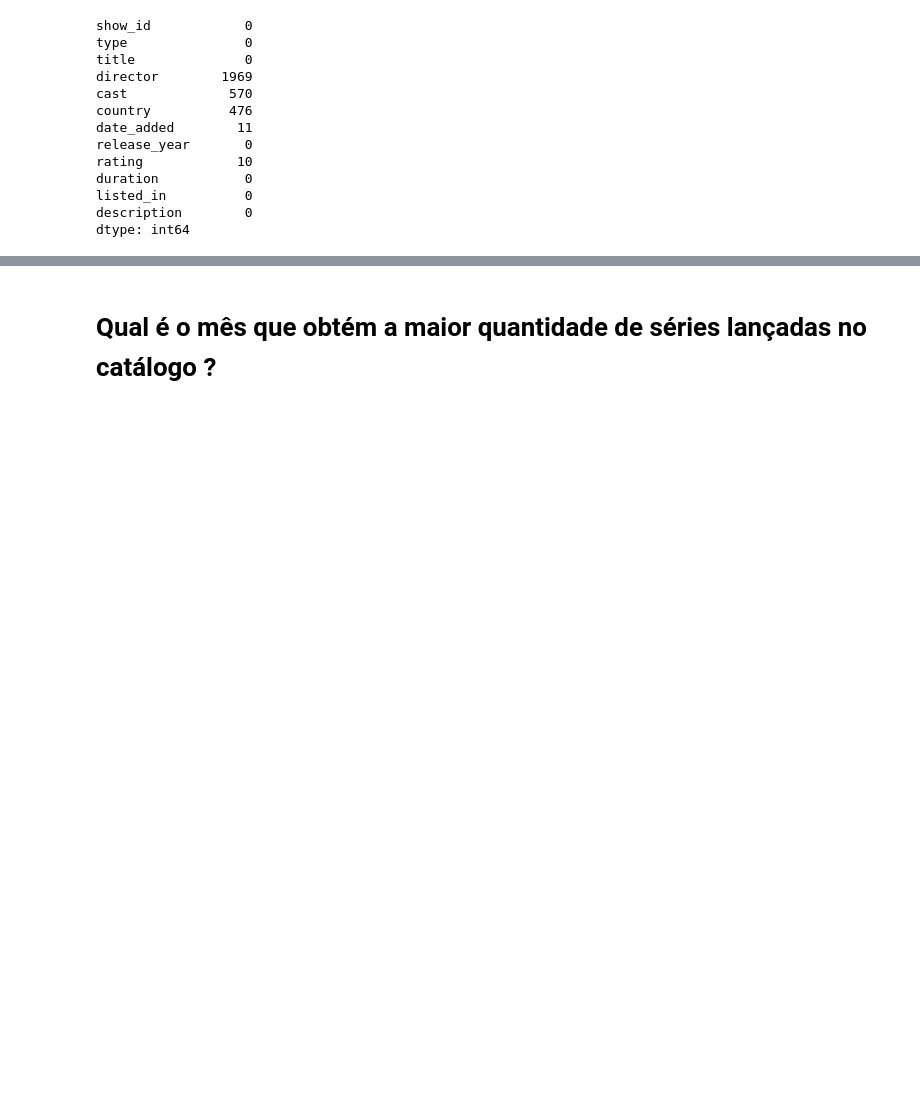
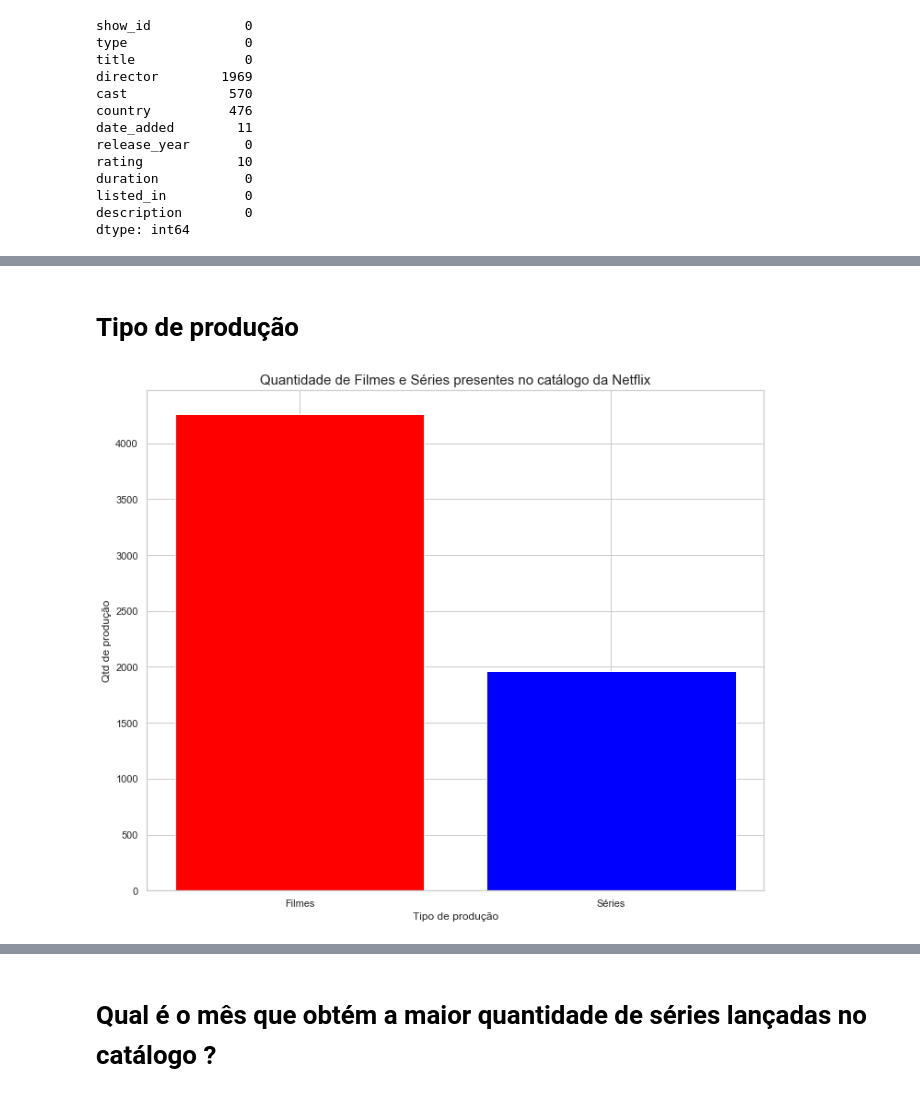
Before and after one commit to Alves-Eduarda/Netflix_dataset, a Jupyter notebook: Netflix.ipynb, the cells around one changed output, grey strips where cells are left out. Drawn from its saved outputs; the diff is of its cells as text; code cells hidden in the pictures; blank space fills up the shorter version.

```diff
--- a/Netflix.ipynb
+++ b/Netflix.ipynb
@@ -173 +138,13 @@ iplot(fig)
+# %% [markdown]
+# Tipo de produção
+# %%
+qtd_type = pd.DataFrame(ntf.groupby('type')['show_id'].count()).reset_index()
+qtd_type.replace(['Movie','TV Show'],['Filmes','Séries'],inplace=True)
+plt.bar(qtd_type['type'],qtd_type['show_id'],color=['red','blue'])
+plt.title('Quantidade de Filmes e Séries presentes no catálogo da Netflix',fontsize=15,loc='center')
+plt.xlabel('Tipo de produção')
+plt.ylabel('Qtd de produção')
+plt.show()
+# %% [output]
+[figure, added]
 # %% [markdown]
```
Also changed, not shown: parts of 46 cells of this notebook.
